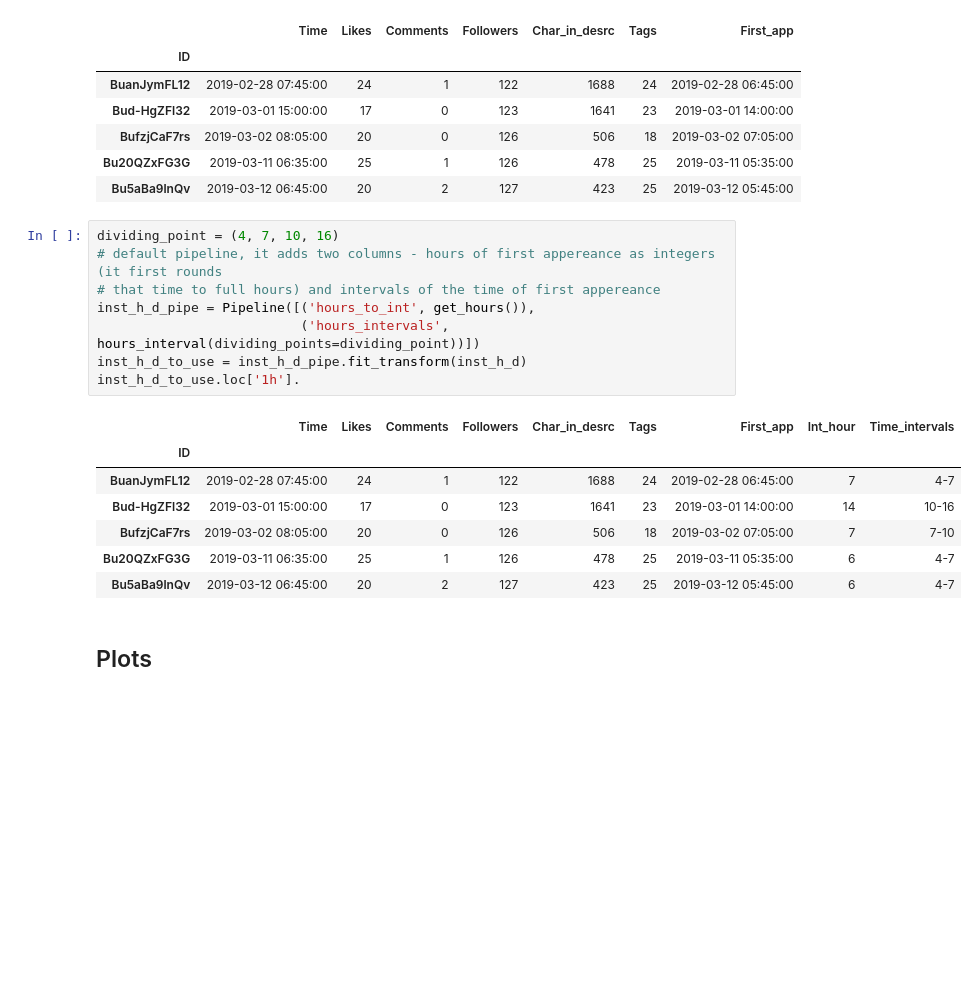
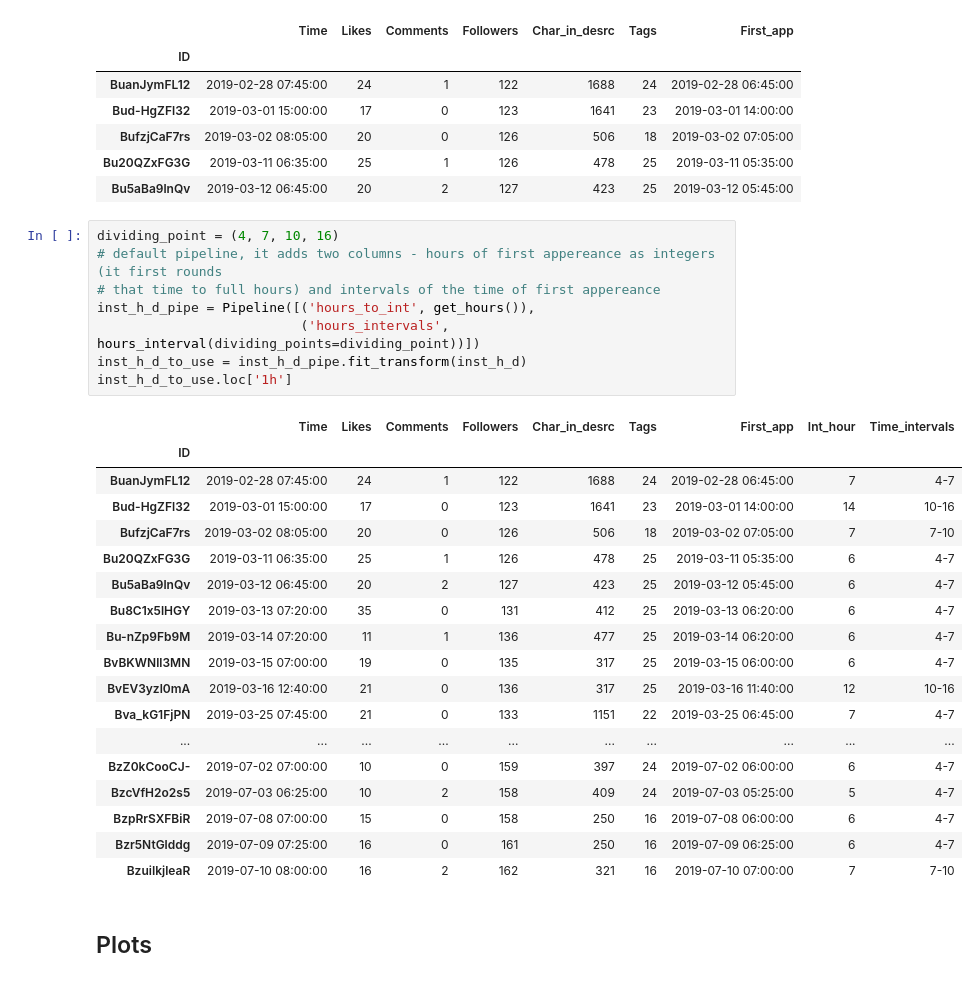
Before and after one commit to Frat3r/instagram, a Jupyter notebook: inst_analysis_likes.ipynb, the cells around one changed output. Drawn from its saved outputs; the diff is of its cells as text; blank space fills up the shorter version.

```diff
--- a/inst_analysis_likes.ipynb
+++ b/inst_analysis_likes.ipynb
@@ -54,19 +54,30 @@ inst_h_d.loc['1h'].head(5)
 # %%
 dividing_point = (4, 7, 10, 16)
 # default pipeline, it adds two columns - hours of first appereance as integers (it first rounds
 # that time to full hours) and intervals of the time of first appereance
 inst_h_d_pipe = Pipeline([('hours_to_int', get_hours()),
                           ('hours_intervals', hours_interval(dividing_points=dividing_point))])
 inst_h_d_to_use = inst_h_d_pipe.fit_transform(inst_h_d)
-inst_h_d_to_use.loc['1h'].
+inst_h_d_to_use.loc['1h']
 # %% [output]
 |  | Time | Likes | Comments | Followers | Char_in_desrc | Tags | First_app | Int_hour | Time_intervals |
 | ID |  |  |  |  |  |  |  |  |  |
 | BuanJymFL12 | 2019-02-28 07:45:00 | 24 | 1 | 122 | 1688 | 24 | 2019-02-28 06:45:00 | 7 | 4-7 |
 | Bud-HgZFl32 | 2019-03-01 15:00:00 | 17 | 0 | 123 | 1641 | 23 | 2019-03-01 14:00:00 | 14 | 10-16 |
 | BufzjCaF7rs | 2019-03-02 08:05:00 | 20 | 0 | 126 | 506 | 18 | 2019-03-02 07:05:00 | 7 | 7-10 |
 | Bu20QZxFG3G | 2019-03-11 06:35:00 | 25 | 1 | 126 | 478 | 25 | 2019-03-11 05:35:00 | 6 | 4-7 |
 | Bu5aBa9lnQv | 2019-03-12 06:45:00 | 20 | 2 | 127 | 423 | 25 | 2019-03-12 05:45:00 | 6 | 4-7 |
+| Bu8C1x5lHGY | 2019-03-13 07:20:00 | 35 | 0 | 131 | 412 | 25 | 2019-03-13 06:20:00 | 6 | 4-7 |
+| Bu-nZp9Fb9M | 2019-03-14 07:20:00 | 11 | 1 | 136 | 477 | 25 | 2019-03-14 06:20:00 | 6 | 4-7 |
+| BvBKWNll3MN | 2019-03-15 07:00:00 | 19 | 0 | 135 | 317 | 25 | 2019-03-15 06:00:00 | 6 | 4-7 |
+| BvEV3yzl0mA | 2019-03-16 12:40:00 | 21 | 0 | 136 | 317 | 25 | 2019-03-16 11:40:00 | 12 | 10-16 |
+| Bva_kG1FjPN | 2019-03-25 07:45:00 | 21 | 0 | 133 | 1151 | 22 | 2019-03-25 06:45:00 | 7 | 4-7 |
+| ... | ... | ... | ... | ... | ... | ... | ... | ... | ... |
+| BzZ0kCooCJ- | 2019-07-02 07:00:00 | 10 | 0 | 159 | 397 | 24 | 2019-07-02 06:00:00 | 6 | 4-7 |
+| BzcVfH2o2s5 | 2019-07-03 06:25:00 | 10 | 2 | 158 | 409 | 24 | 2019-07-03 05:25:00 | 5 | 4-7 |
+| BzpRrSXFBiR | 2019-07-08 07:00:00 | 15 | 0 | 158 | 250 | 16 | 2019-07-08 06:00:00 | 6 | 4-7 |
+| Bzr5NtGlddg | 2019-07-09 07:25:00 | 16 | 0 | 161 | 250 | 16 | 2019-07-09 06:25:00 | 6 | 4-7 |
+| BzuiIkjleaR | 2019-07-10 08:00:00 | 16 | 2 | 162 | 321 | 16 | 2019-07-10 07:00:00 | 7 | 7-10 |
 # %% [markdown]
 ## Plots
 # %%
```
Also changed, not shown: parts of 26 cells of this notebook, 1 other file.
